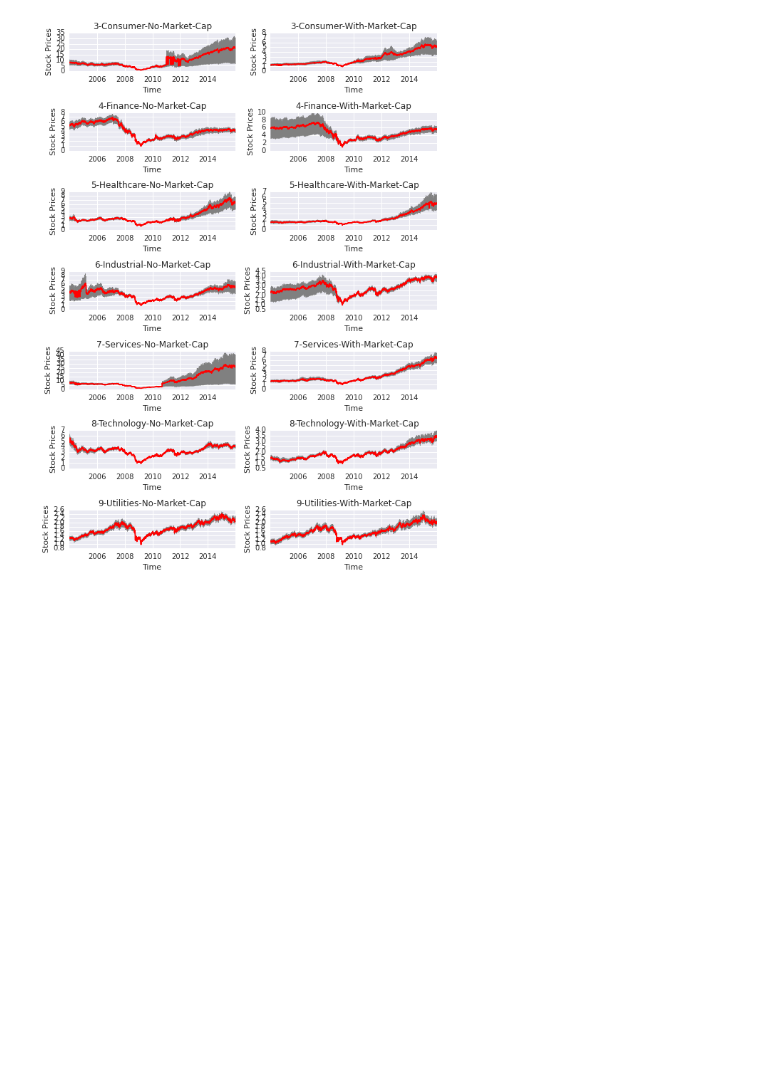
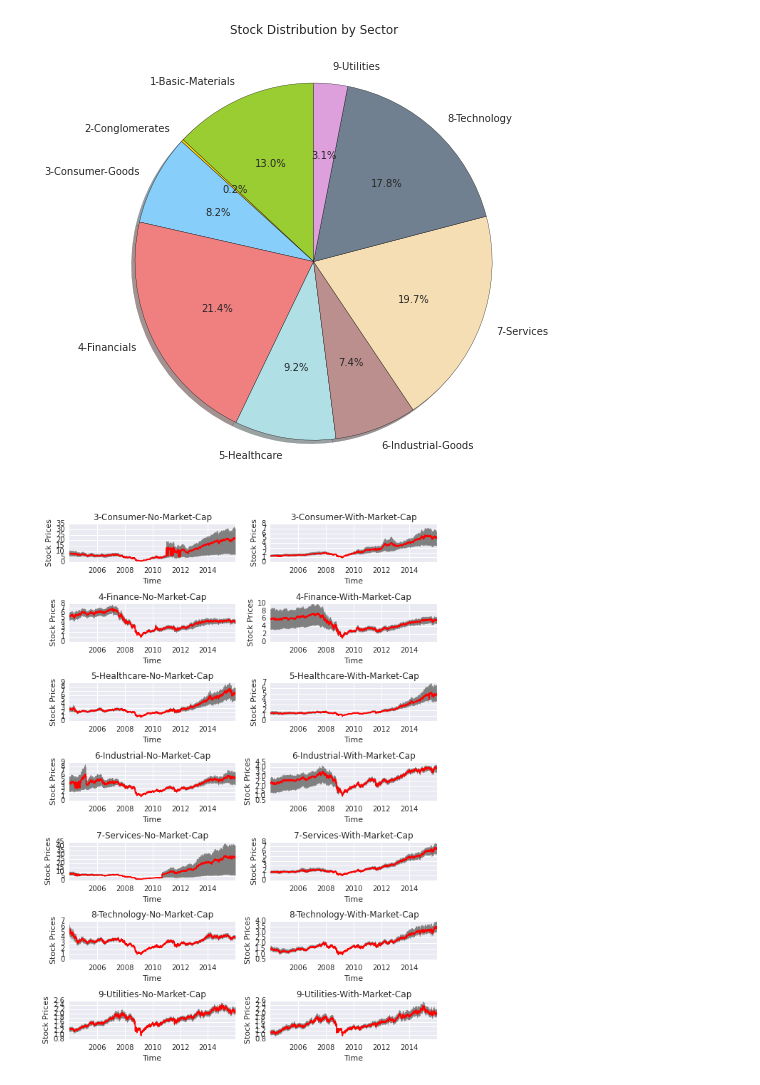
Before and after one commit to bdo311/metastocks, a Jupyter notebook: src/Untitled1.ipynb, the cells around one changed output. Drawn from its saved outputs; the diff is of its cells as text; code cells hidden in the pictures; blank space fills up the shorter version.

Commit message:
Generate figures 0 to 2

```diff
--- a/src/Untitled1.ipynb
+++ b/src/Untitled1.ipynb
@@ -11,3 +13,18 @@ import seaborn as sns
+# %%
+fig0 = PdfPages("../results/figures/Stock_distribution_By_Sector.pdf")
+plt.figure(figsize=[8,8])
+stock_name = ["1-Basic-Materials", "2-Conglomerates", "3-Consumer-Goods",
+             "4-Financials", "5-Healthcare", "6-Industrial-Goods", "7-Services",
+             "8-Technology", "9-Utilities"]
+stock_colors = ['yellowgreen', 'gold', 'lightskyblue', 'lightcoral', 'powderblue', 'rosybrown',
+               'wheat', 'slategray', 'plum']
+stock_count = [446, 7, 280, 732, 313, 253, 673, 610, 105]
+plt.pie(stock_count, labels = stock_name, autopct='%1.1f%%', colors= stock_colors, shadow=True, startangle=90)
+plt.title("Stock Distribution by Sector")
+plt.savefig(fig0,format= "pdf")
+fig0.close()
+# %% [output]
+[figure, added]
 # %%
 def parseDate2(date):
     if(date == None): return datetime.today()
```
Also changed, not shown: parts of 14 cells of this notebook, 7 other files.
